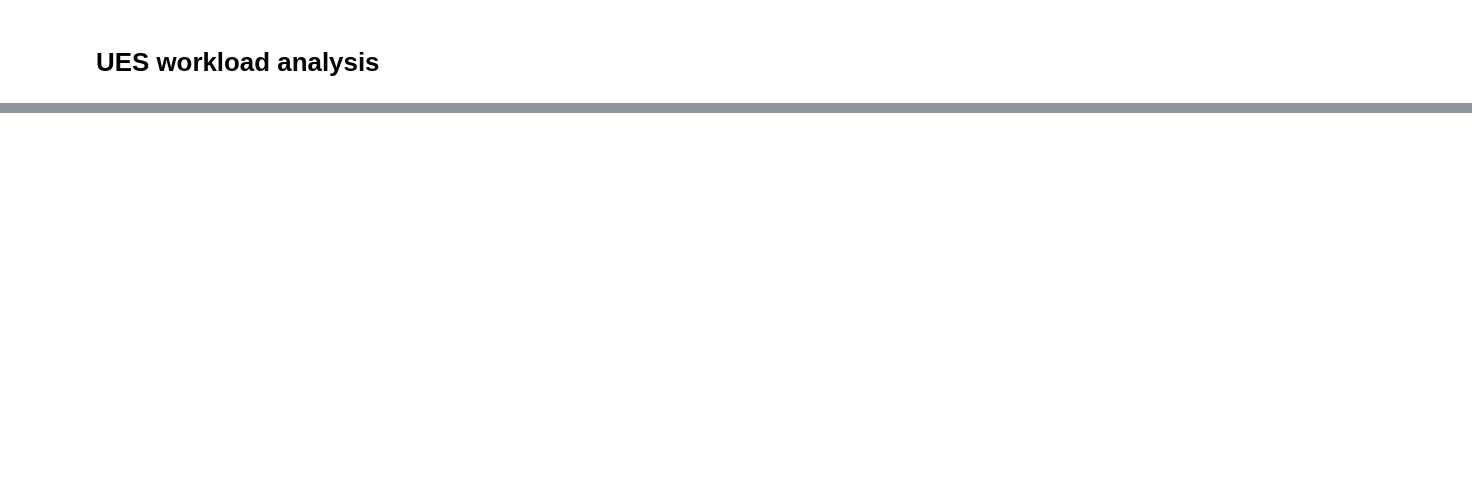
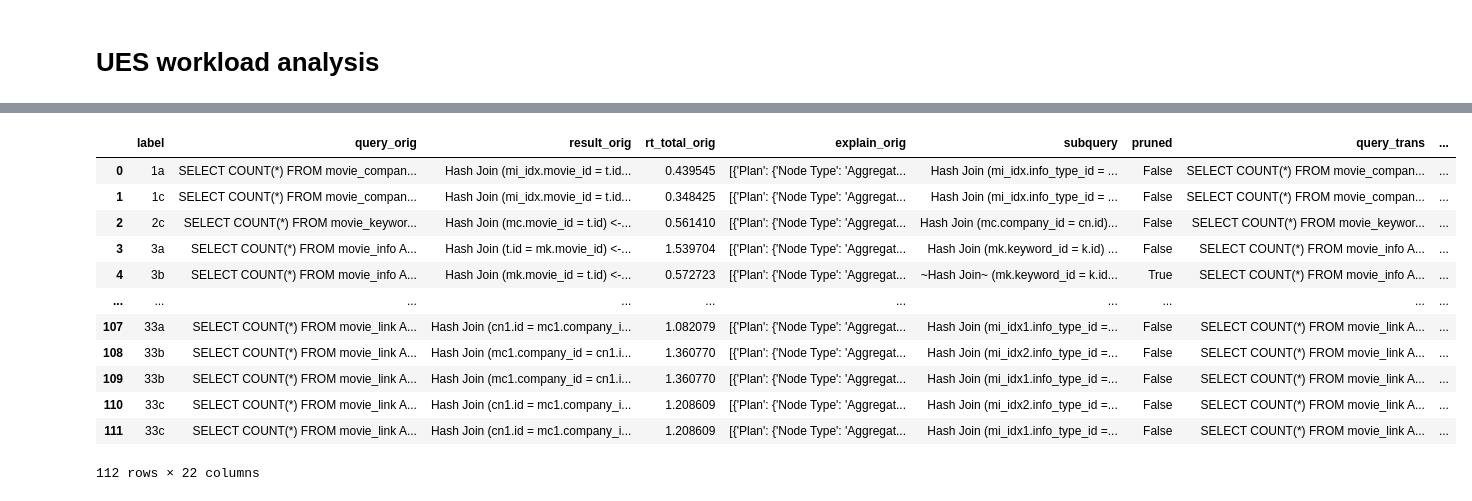
Before and after one commit to rbergm/PostBOUND, a Jupyter notebook: ues/UES_WorkloadAnalysis.ipynb, the cells around one changed output, grey strips where cells are left out. Cells and saved outputs as stored; diff of their text form; code cells hidden in the pictures; blank space fills up the shorter version.

```diff
--- a/ues/UES_WorkloadAnalysis.ipynb
+++ b/ues/UES_WorkloadAnalysis.ipynb
@@ -128,0 +129,30 @@ calculate_subquery_rows(eap_trans, target_predicate="(mi_idx.info_type_id = it.i
+# %%
+df_cmp["sq_fk_partner"] = df_cmp.apply(lambda row: row["result_orig"].lookup_subquery(row["sq_pred"]), axis="columns").apply(lambda sq: sq.base_table())
+df_cmp["sq_fk_table"] = df_cmp.apply(lambda row: row["result_orig"].lookup_scan(row["sq_fk_partner"]), axis="columns")
+df_cmp["sq_fk_rows"] = df_cmp["sq_fk_table"].apply(lambda tab: tab.proc_rows)
+
+df_cmp["sq_join"] = df_cmp.apply(lambda row: row["result_orig"].lookup_join(row["sq_pred"]), axis="columns")
+df_cmp["sq_join_rows"] = df_cmp["sq_join"].apply(lambda join: join.proc_rows)
+df_cmp["sq_join_duration"] = df_cmp["sq_join"].apply(lambda join: join.exec_time[0] / 1000)
+
+df_cmp["sq_join_partner"] = df_cmp["sq_join"].apply(subquery_join_partner)
+df_cmp["sq_join_partner_duration"] = df_cmp["sq_join_partner"].apply(lambda join: join.exec_time[0] / 1000)
+
+df_cmp["node_pruned_orig"] = df_cmp.result_orig.apply(lambda plan: plan.any_pruned(exclude_subqueries=True))
+df_cmp["node_pruned_trans"] = df_cmp.result_trans.apply(lambda plan: plan.any_pruned(exclude_subqueries=True))
+# %%
+df_cmp
+# %% [output]
+|  | label | query_orig | result_orig | rt_total_orig | explain_orig | subquery | pruned | query_trans | ... |
+| 0 | 1a | SELECT COUNT(*) FROM movie_compan... | Hash Join (mi_idx.movie_id = t.id... | 0.439545 | [{'Plan': {'Node Type': 'Aggregat... | Hash Join (mi_idx.info_type_id = ... | False | SELECT COUNT(*) FROM movie_compan... | ... |
+| 1 | 1c | SELECT COUNT(*) FROM movie_compan... | Hash Join (mi_idx.movie_id = t.id... | 0.348425 | [{'Plan': {'Node Type': 'Aggregat... | Hash Join (mi_idx.info_type_id = ... | False | SELECT COUNT(*) FROM movie_compan... | ... |
+| 2 | 2c | SELECT COUNT(*) FROM movie_keywor... | Hash Join (mc.movie_id = t.id) <-... | 0.561410 | [{'Plan': {'Node Type': 'Aggregat... | Hash Join (mc.company_id = cn.id)... | False | SELECT COUNT(*) FROM movie_keywor... | ... |
+| 3 | 3a | SELECT COUNT(*) FROM movie_info A... | Hash Join (t.id = mk.movie_id) <-... | 1.539704 | [{'Plan': {'Node Type': 'Aggregat... | Hash Join (mk.keyword_id = k.id) ... | False | SELECT COUNT(*) FROM movie_info A... | ... |
+| 4 | 3b | SELECT COUNT(*) FROM movie_info A... | Hash Join (mk.movie_id = t.id) <-... | 0.572723 | [{'Plan': {'Node Type': 'Aggregat... | ~Hash Join~ (mk.keyword_id = k.id... | True | SELECT COUNT(*) FROM movie_info A... | ... |
+| ... | ... | ... | ... | ... | ... | ... | ... | ... | ... |
+| 107 | 33a | SELECT COUNT(*) FROM movie_link A... | Hash Join (cn1.id = mc1.company_i... | 1.082079 | [{'Plan': {'Node Type': 'Aggregat... | Hash Join (mi_idx1.info_type_id =... | False | SELECT COUNT(*) FROM movie_link A... | ... |
+| 108 | 33b | SELECT COUNT(*) FROM movie_link A... | Hash Join (mc1.company_id = cn1.i... | 1.360770 | [{'Plan': {'Node Type': 'Aggregat... | Hash Join (mi_idx2.info_type_id =... | False | SELECT COUNT(*) FROM movie_link A... | ... |
+| 109 | 33b | SELECT COUNT(*) FROM movie_link A... | Hash Join (mc1.company_id = cn1.i... | 1.360770 | [{'Plan': {'Node Type': 'Aggregat... | Hash Join (mi_idx1.info_type_id =... | False | SELECT COUNT(*) FROM movie_link A... | ... |
+| 110 | 33c | SELECT COUNT(*) FROM movie_link A... | Hash Join (cn1.id = mc1.company_i... | 1.208609 | [{'Plan': {'Node Type': 'Aggregat... | Hash Join (mi_idx2.info_type_id =... | False | SELECT COUNT(*) FROM movie_link A... | ... |
+| 111 | 33c | SELECT COUNT(*) FROM movie_link A... | Hash Join (cn1.id = mc1.company_i... | 1.208609 | [{'Plan': {'Node Type': 'Aggregat... | Hash Join (mi_idx1.info_type_id =... | False | SELECT COUNT(*) FROM movie_link A... | ... |
+112 rows × 22 columns
```
Also changed, not shown: parts of 39 cells of this notebook, 3 other files.
